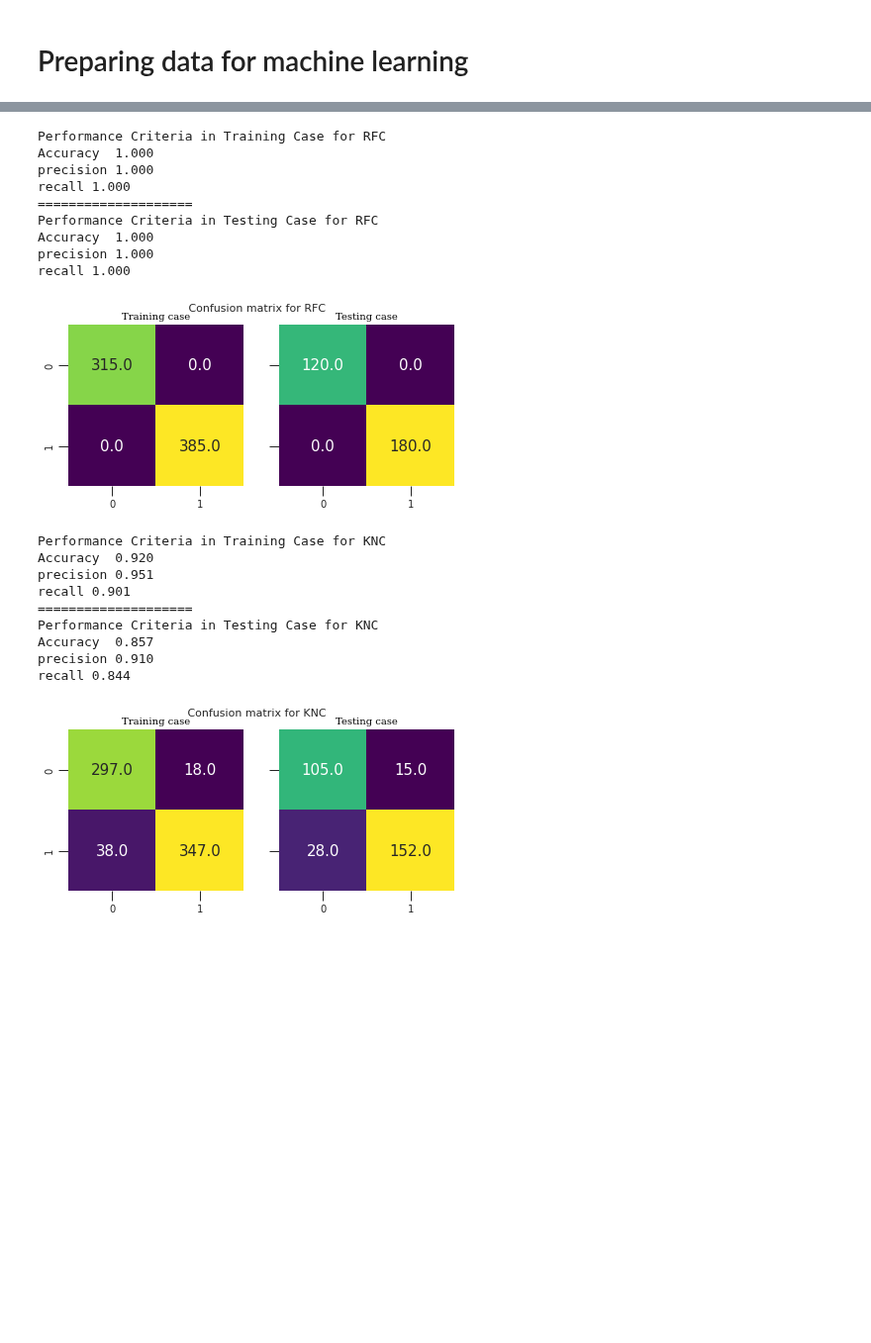
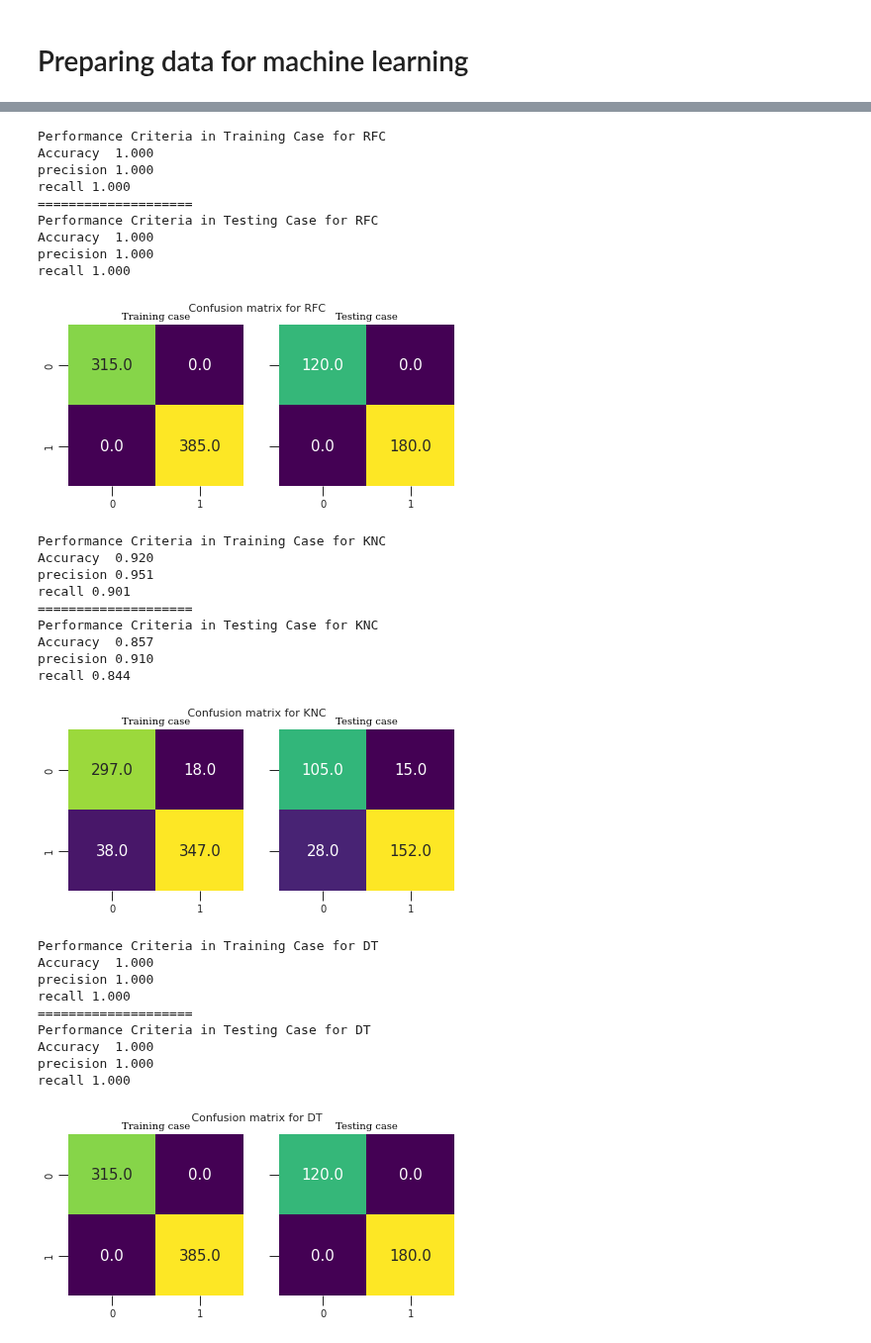
Before and after one commit to asheta66/Machine-Learning-2024, a Jupyter notebook: ML_ROC_BoxPlot.ipynb, the cells around one changed output, grey strips where cells are left out. Shown at 99% size. Saved outputs shown, nothing was run; the diff lists cells and outputs as text; code cells hidden in the pictures; blank space fills up the shorter version.

```diff
--- a/ML_ROC_BoxPlot.ipynb
+++ b/ML_ROC_BoxPlot.ipynb
@@ -105,5 +105,10 @@ plt.savefig('Statistics.png')
 # %% [markdown]
 # Normalizing the data
 # %%
+features = ['Age',	'Sex',	'Height (in)'	,'Weight (lb)','BMI>30',
+                  'Neck>17','Airway MF','MF >2','BAN','AHI']
+x_data = df[features]
+y         = df['OSA']
+
 # Normalize data
 x = (x_data - np.min(x_data))/(np.max(x_data) - np.min(x_data)).values
@@ -266,19 +287,12 @@ cv_results = cross_val_score(GNB, x_train, y_train)
 results.append(cv_results)
 # ax1.plot(fpr4,tpr4,label="GaussianNB, AUC="+str(auc))
 
-#RandomForestClassifier
-from sklearn.ensemble import RandomForestClassifier
-RFC = RandomForestClassifier()
-RFC.fit(x_train, y_train)
-y_pred_train = RFC.predict(x_train)
-y_pred_test  = RFC.predict(x_test)
-calculate_confusion("RFC",y_train, y_pred_train, y_test, y_pred_test)
-# plt.savefig('ConfMatrix_RFC.png')
-fpr5, tpr5, _ = metrics.roc_curve(y_test, y_pred_test)
-auc = round(metrics.roc_auc_score(y_test, y_pred_test), 4)
-cv_results = cross_val_score(RFC, x_train, y_train)
-results.append(cv_results)
-# ax1.plot(fpr5,tpr5,label="RandomForestClassifier, AUC="+str(auc))
+# A random forest classifier.
+# A random forest is a meta estimator that fits a number of decision tree
+# classifiers on various sub-samples of the dataset and uses averaging to
+# improve the predictive accuracy and control over-fitting. The sub-sample size
+# is controlled with the max_samples parameter if bootstrap=True (default),
+# otherwise the whole dataset is used to build each tree.
 
 # KNN Model
 from sklearn.neighbors import KNeighborsClassifier
@@ -295,8 +309,8 @@ results.append(cv_results)
 # ax1.plot(fpr6,tpr6,label="KNN, AUC="+str(auc))
 
 # Decision Tree Model
-from sklearn.neighbors import KNeighborsClassifier
-DT = tree.DecisionTreeClassifier()
+from sklearn import tree
+DT = tree.DecisionTreeClassifier(criterion='gini', splitter='best', max_depth=None)
 DT.fit(x_train, y_train)
 y_pred_train = DT.predict(x_train)
 y_pred_test  = DT.predict(x_test)
@@ -306,7 +320,22 @@ fpr7, tpr7, _ = metrics.roc_curve(y_test, y_pred_test)
 auc = round(metrics.roc_auc_score(y_test, y_pred_test), 4)
 cv_results = cross_val_score(DT, x_train, y_train)
 results.append(cv_results)
+# tree.plot_tree(clf)
 # ax1.plot(fpr6,tpr6,label="DT, AUC="+str(auc))
+
+#RandomForestClassifier
+from sklearn.ensemble import RandomForestClassifier
+RFC = RandomForestClassifier(n_estimators=100, criterion='gini', max_depth=None)
+RFC.fit(x_train, y_train)
+y_pred_train = RFC.predict(x_train)
+y_pred_test  = RFC.predict(x_test)
+calculate_confusion("RFC",y_train, y_pred_train, y_test, y_pred_test)
+# plt.savefig('ConfMatrix_RFC.png')
+fpr5, tpr5, _ = metrics.roc_curve(y_test, y_pred_test)
+auc = round(metrics.roc_auc_score(y_test, y_pred_test), 4)
+cv_results = cross_val_score(RFC, x_train, y_train)
+results.append(cv_results)
+# ax1.plot(fpr5,tpr5,label="RandomForestClassifier, AUC="+str(auc))
 # %% [output]
 Performance Criteria in Training Case for LR
 Accuracy  0.936
@@ -341,30 +370,40 @@ recall 1.000
 Performance Criteria in Training Case for GNB
 Accuracy  0.919
 precision 0.904
 recall 0.953
 ====================
 Performance Criteria in Testing Case for GNB
 Accuracy  0.920
 precision 0.919
 recall 0.950
 [figure]
 Performance Criteria in Training Case for RFC
 Accuracy  1.000
 precision 1.000
 recall 1.000
 ====================
 Performance Criteria in Testing Case for RFC
 Accuracy  1.000
 precision 1.000
 recall 1.000
 [figure]
 Performance Criteria in Training Case for KNC
 Accuracy  0.920
 precision 0.951
 recall 0.901
 ====================
 Performance Criteria in Testing Case for KNC
 Accuracy  0.857
 precision 0.910
 recall 0.844
 [figure]
+Performance Criteria in Training Case for DT
+Accuracy  1.000
+precision 1.000
+recall 1.000
+====================
+Performance Criteria in Testing Case for DT
+Accuracy  1.000
+precision 1.000
+recall 1.000
+[figure, added]
```
Also changed, not shown: parts of 5 cells of this notebook.
